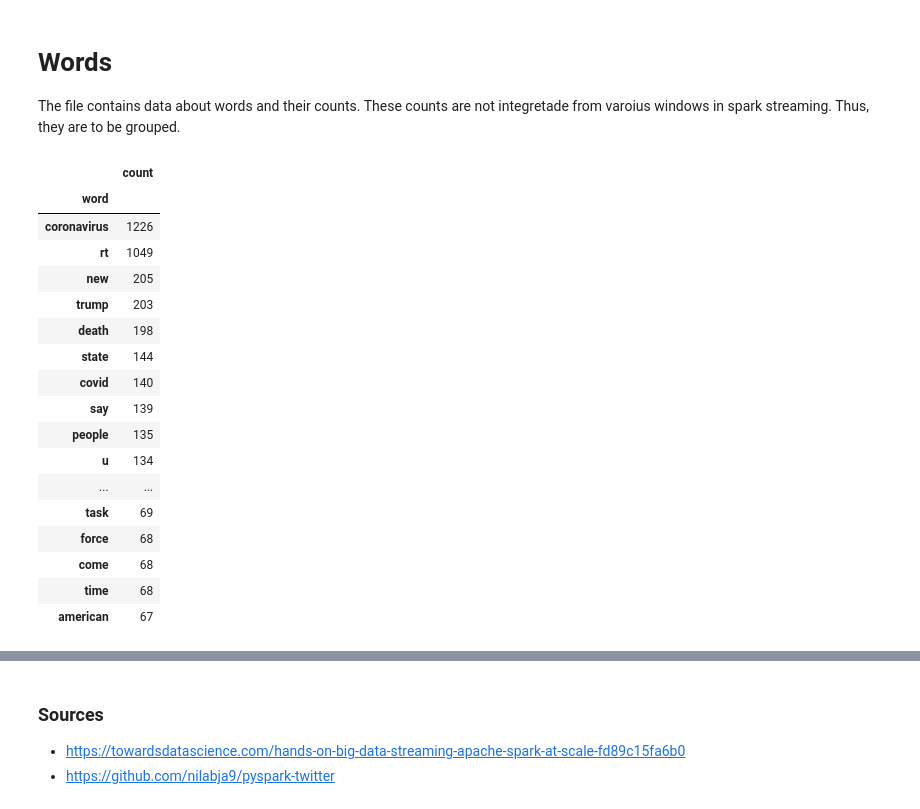
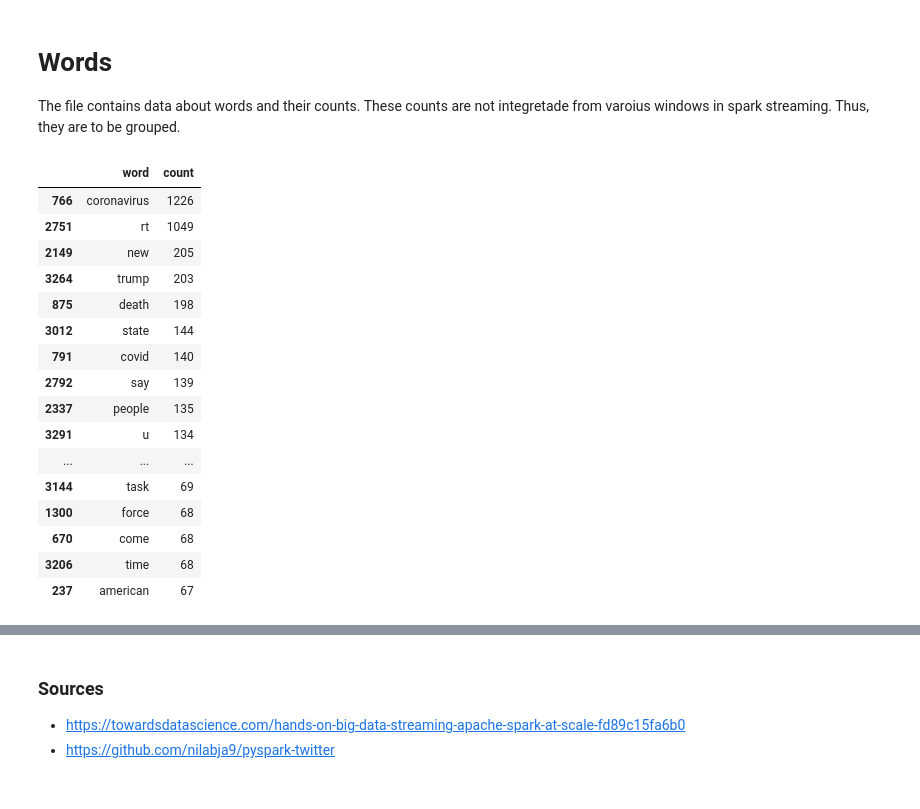
Before and after one commit to wojtek11530/Introduction-to-Big-Data-Analytics, a Jupyter notebook: list_4/BD_list_4_analyzis_and_visualization.ipynb, the cells around one changed output, grey strips where cells are left out. Cells and saved outputs as stored; diff of their text form; code cells hidden in the pictures.

```diff
--- a/list_4/BD_list_4_analyzis_and_visualization.ipynb
+++ b/list_4/BD_list_4_analyzis_and_visualization.ipynb
@@ -111,27 +110,25 @@ words_df = pd.read_csv("words.csv", index_col=0)
 # %%
 grouped_words_df = words_df.groupby('word', sort=True)['count'].sum().reset_index()
 grouped_words_df = grouped_words_df.sort_values(by = ['count'], ascending=False)
 
 top_words_num = 30
 top_words_df = grouped_words_df.nlargest(top_words_num, 'count')
-top_words_df.set_index("word",drop=True,inplace=True)
 top_words_df
 # %% [output]
-|  | count |
-| word |  |
-| coronavirus | 1226 |
-| rt | 1049 |
-| new | 205 |
-| trump | 203 |
-| death | 198 |
-| state | 144 |
-| covid | 140 |
-| say | 139 |
-| people | 135 |
-| u | 134 |
-| ... | ... |
-| task | 69 |
-| force | 68 |
-| come | 68 |
-| time | 68 |
-| american | 67 |
+|  | word | count |
+| 766 | coronavirus | 1226 |
+| 2751 | rt | 1049 |
+| 2149 | new | 205 |
+| 3264 | trump | 203 |
+| 875 | death | 198 |
+| 3012 | state | 144 |
+| 791 | covid | 140 |
+| 2792 | say | 139 |
+| 2337 | people | 135 |
+| 3291 | u | 134 |
+| ... | ... | ... |
+| 3144 | task | 69 |
+| 1300 | force | 68 |
+| 670 | come | 68 |
+| 3206 | time | 68 |
+| 237 | american | 67 |
```
Also changed, not shown: parts of 5 cells of this notebook, 1 other file.
